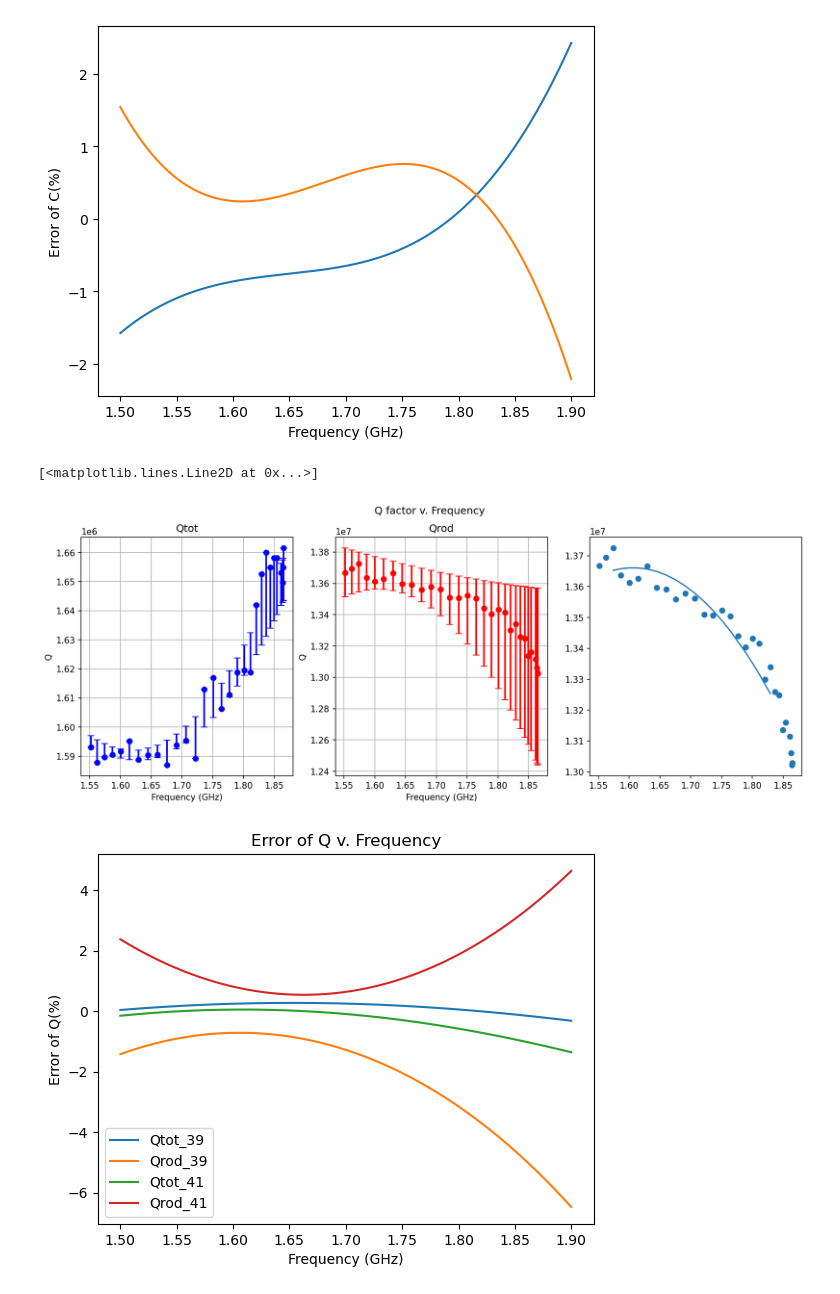
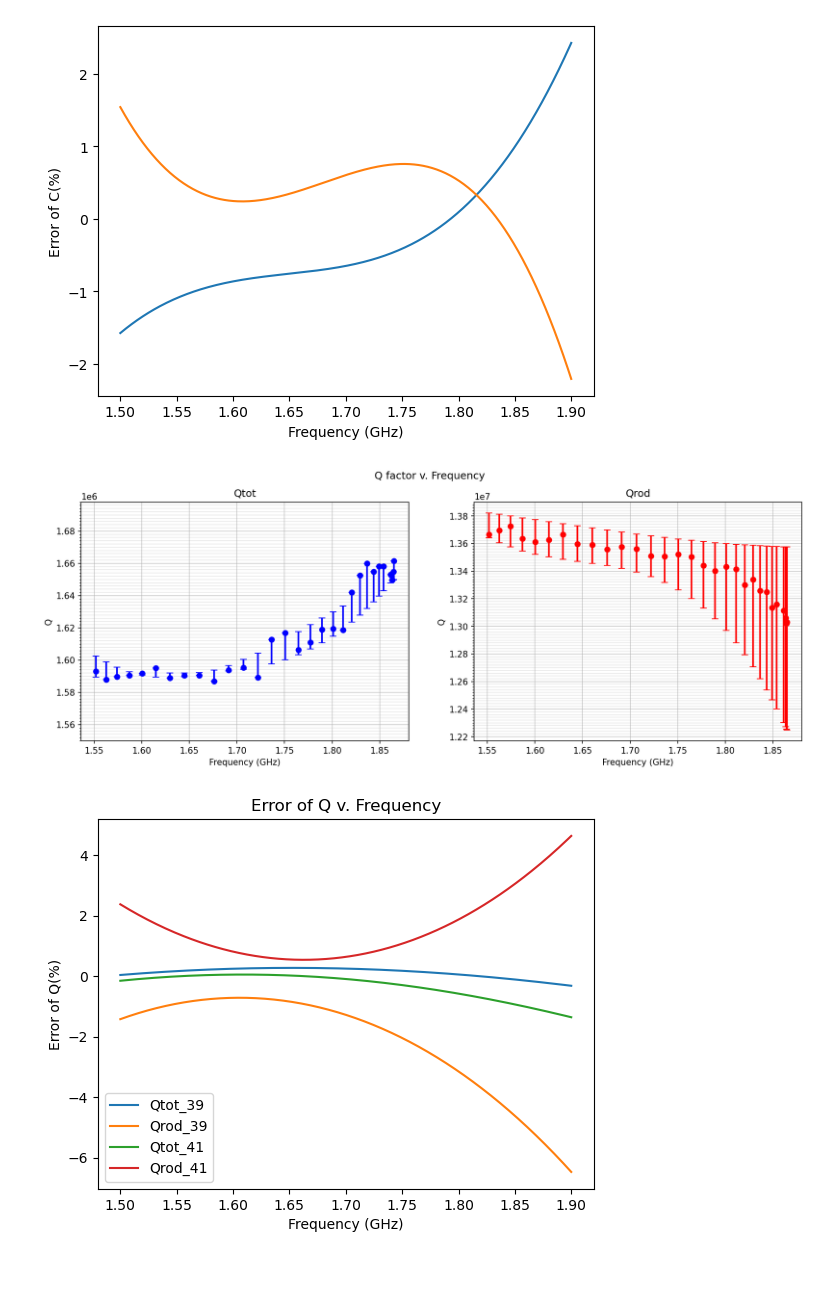
Before and after one commit to peanutflavorbean/CAPP, a Jupyter notebook: Rrod_tolerance.ipynb, the cells around one changed output. Saved outputs shown, nothing was run; the diff lists cells and outputs as text; code cells hidden in the pictures.

```diff
--- a/Rrod_tolerance.ipynb
+++ b/Rrod_tolerance.ipynb
@@ -110,42 +118,42 @@ plt.show()
 # %% [output]
 [figure]
 # %%
-fig, axs = plt.subplots(1, 3, figsize=(15, 5), dpi=150)
+fig, axs = plt.subplots(1, 2, figsize=(15, 5), dpi=150)
 fig.suptitle("Q factor v. Frequency")
 
 
 y2_39, y2_40, y2_41 = Rod39[2], Rod40[2], Rod41[2]
 y3_39, y3_40, y3_41 = Rod39[3], Rod40[3], Rod41[3]
 
-Qtot_opt_39, Qtot_cov_39 = curve_fit(func_2,x_39,y2_39)
-Qrod_opt_39, Qrod_cov_39 = curve_fit(func_2,x_39,y3_39)
+Qtot_opt_39, Qtot_cov_39 = curve_fit(func_3,x_39,y2_39)
+Qrod_opt_39, Qrod_cov_39 = curve_fit(func_3,x_39,y3_39)
 
 #plt.plot(x_39,y2_39,'ro')
 #plt.plot(x_39,y3_39,marker='o',color='C1',linestyle = 'none')
-#plt.plot(freq_range,func_2(freq_range,*Qtot_opt_39),'r-',label = 'Qtot_R=39mm')
+#plt.plot(freq_range,func_3(freq_range,*Qtot_opt_39),'r-',label = 'Qtot_R=39mm')
 
 
-Qtot_opt_40, Qtot_cov_40 = curve_fit(func_2,x_40,y2_40)
+Qtot_opt_40, Qtot_cov_40 = curve_fit(func_3,x_40,y2_40)
 
-Qrod_opt_40, Qrod_cov_40 = curve_fit(func_2,x_40,y3_40)
+Qrod_opt_40, Qrod_cov_40 = curve_fit(func_3,x_40,y3_40)
 
 #plt.plot(x_40,y2_40,'bo')
 #plt.plot(x_40,y3_40,marker='o',color='C0',linestyle = 'none')
-#plt.plot(freq_range,func_2(freq_range,*Qtot_opt_40),'b-', label = 'Qtot_R=40mm')
+#plt.plot(freq_range,func_3(freq_range,*Qtot_opt_40),'b-', label = 'Qtot_R=40mm')
 
-Qtot_opt_41, Qtot_cov_41 = curve_fit(func_2,x_41,y2_41)
+Qtot_opt_41, Qtot_cov_41 = curve_fit(func_3,x_41,y2_41)
 
-Qrod_opt_41, Qrod_cov_41 = curve_fit(func_2,x_41,y3_41)
+Qrod_opt_41, Qrod_cov_41 = curve_fit(func_3,x_41,y3_41)
 
 #plt.plot(x_41,y2_41,'go')
 #plt.plot(x_41,y3_41,marker='o',color='C2',linestyle = 'none')
-#plt.plot(freq_range,func_2(freq_range,*Qtot_opt_41),'g-', label = 'Qtot_R=41mm')
+#plt.plot(freq_range,func_3(freq_range,*Qtot_opt_41),'g-', label = 'Qtot_R=41mm')
 
-y2_39error = func_2(x_40,*Qtot_opt_39)-y2_40
-y2_41error = func_2(x_40,*Qtot_opt_41)-y2_40
+y2_39error = func_3(x_40,*Qtot_opt_39)-y2_40
+y2_41error = func_3(x_40,*Qtot_opt_41)-y2_40
 
-y3_39error = func_2(x_40,*Qrod_opt_39)-y3_40
-y3_41error = func_2(x_40,*Qrod_opt_41)-y3_40
+y3_39error = func_3(x_40,*Qrod_opt_39)-y3_40
+y3_41error = func_3(x_40,*Qrod_opt_41)-y3_40
 
 y2_nerror = [0 for i in range(len(x_40))]
 y2_perror = [0 for i in range(len(x_40))]
@@ -171,44 +179,53 @@ for i in range(len(x_40)):
         y2_nerror[i] = abs(y2_39error[i])
 y2_err = [tuple(y2_nerror),tuple(y2_perror)]
 axs[0].errorbar(x_40,y2_40,y2_err,capsize = 4,ls='none',fmt = 'bo',elinewidth = 2)
-axs[0].grid()
+#axs[0].grid()
 axs[0].set_xlabel('Frequency (GHz)')
 axs[0].set_ylabel('Q')
 axs[0].set_title("Qtot")
 
 for i in range(len(x_40)):
     if y3_39error[i] < 0 and y3_41error[i] < 0:
         if y3_39error[i] < y3_41error[i]:
             y3_nerror[i] = abs(y3_39error[i])
         else:
             y3_nerror[i] = abs(y3_41error[i])
     elif y3_39error[i] >0 and y3_41error[i] >0:
         if y3_39error[i] < y3_41error[i]:
             y3_perror[i] = y3_41error[i]
         else:
             y3_perror[i] = y3_39error[i]
     elif y3_39error[i]>0 and y3_41error[i] <0:
         y3_perror[i] = y3_39error[i]
         y3_nerror[i] = abs(y3_41error[i])
     else:
         y3_perror[i] = y3_41error[i]
         y3_nerror[i] = abs(y3_39error[i])
 y3_err = [tuple(y3_nerror),tuple(y3_perror)]
 axs[1].errorbar(x_40,y3_40,y3_err,capsize = 4, ls= 'none', fmt = 'ro', elinewidth = 2)
-axs[1].grid()
+#axs[1].grid()
 axs[1].set_xlabel('Frequency (GHz)')
 axs[1].set_ylabel('Q')
 axs[1].set_title('Qrod')
 
+axs[0].set_xticks(np.arange(1.55,1.90,0.05))
+axs[0].set_yticks(np.arange(1.55e6,1.70e6,0.002e6),minor=True)
+axs[0].grid(which="minor",alpha=0.3)
+axs[0].grid(which="major",alpha=0.7)
+
+axs[1].set_xticks(np.arange(1.55,1.90,0.05))
+axs[1].set_yticks(np.arange(1.22e7,1.39e7,0.002e7),minor=True)
+axs[1].grid(which="minor",alpha=0.3)
+axs[1].grid(which="major",alpha=0.7)
 
 
-#plt.plot(freq_range,func_2(freq_range,*Qrod_opt_39),linestyle = '-', color = 'C1', label = 'Qrod_R=39mm')
-axs[2].plot(x_40,y3_40,'o')
-axs[2].plot(freq_range,func_2(freq_range,*Qrod_opt_40),linestyle = '-', color = 'C0', label = 'Qrod_R=40mm')
-#plt.plot(freq_range,func_2(freq_range,*Qrod_opt_41),linestyle = '-', color = 'C2', label = 'Qrod_R=41mm')
+
+#plt.plot(freq_range,func_3(freq_range,*Qrod_opt_39),linestyle = '-', color = 'C1', label = 'Qrod_R=39mm')
+#axs[2].plot(x_40,y2_40,'o')
+#axs[2].plot(freq_range,func_3(freq_range,*Qtot_opt_40),linestyle = '-', color = 'C0', label = 'Qrod_R=40mm')
+#plt.plot(freq_range,func_3(freq_range,*Qrod_opt_41),linestyle = '-', color = 'C2', label = 'Qrod_R=41mm')
 # %% [output]
-[<matplotlib.lines.Line2D at 0x...>]
-[figure, old version]
+[figure, new version]
 # %%
 Qtot_opt_39and40 = (Qtot_opt_39-Qtot_opt_40)
 Qtot_opt_41and40 = (Qtot_opt_41-Qtot_opt_40)
```
Also changed, not shown: parts of 2 cells of this notebook, 1 other file.
